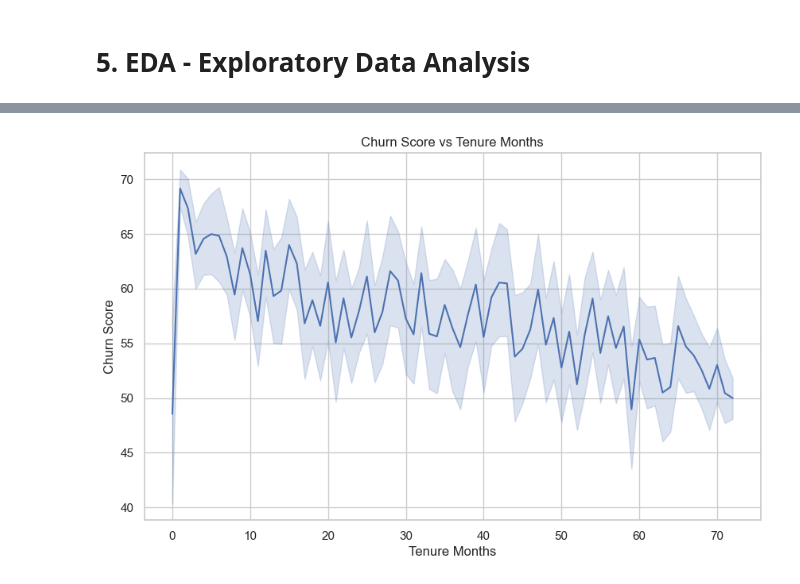
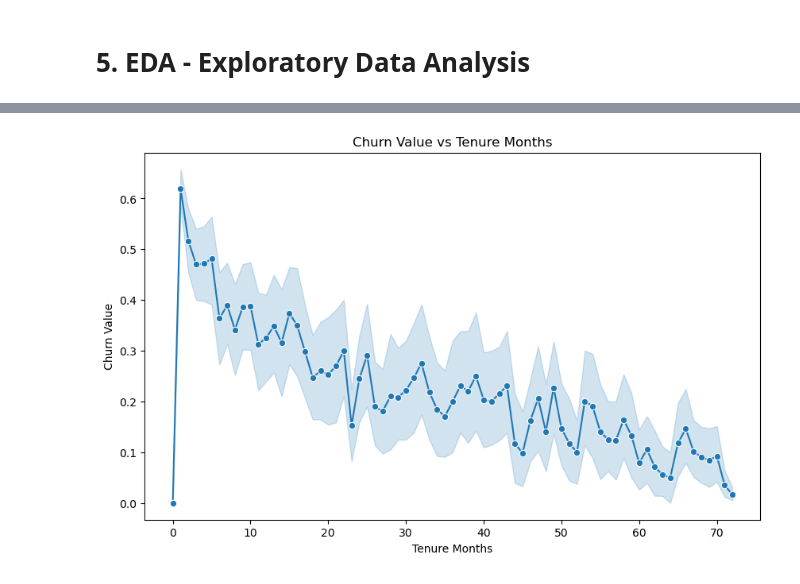
Before and after one commit to joycelee2025/1164049, a Jupyter notebook: data_preprocessing.ipynb, the cells around one changed output, grey strips where cells are left out. Saved outputs shown, nothing was run; the diff lists cells and outputs as text; code cells hidden in the pictures.

```diff
--- a/data_preprocessing.ipynb
+++ b/data_preprocessing.ipynb
@@ -153,3 +180,6 @@ df_missing.tail()
+# %%
+#transform "Total charges" to numerical
+df['Total Charges'] = pd.to_numeric(df['Total Charges'], errors='coerce')
 # %%
 #identify numerical columns and categorical columns
 numerical_cols = df.select_dtypes(include=[np.number]).columns
@@ -176,0 +210,7 @@ Numerical columns with missing values: []
+# %%
+#for Total Charges, fill missing values with 0 as tenure months is 0
+missing_before = df['Total Charges'].isnull().sum()
+df.loc[df['Tenure Months'] == 0 & df['Total Charges'].isnull(), 'Total Charges'] = 0
+missing_after = df['Total Charges'].isnull().sum()
+
+print(f"Missing values in 'Total Charges' before: {missing_before}, after: {missing_after}")
@@ -244,8 +289,3 @@ print(f"outliers count : {len(df) - len(df_cleaned)}")
 # %% [output]
 Cleaned dataset : (7043, 33)
 outliers count : 0
-# %%
-#probability plot for the 'Churn Score' feature - there was no outliers
-sns.set(style="whitegrid")
-plt.figure(figsize=(10, 6))
-stats.probplot(df[feature], plot=plt)
@@ -320,10 +343,10 @@ plt.show()
 # %%
-#line plot of 'Churn Score' vs 'Tenure Months'
+#line plot of 'Churn Value' vs 'Tenure Months'
 plt.figure(figsize=(10, 6))
-sns.lineplot(data=df, x='Tenure Months', y='Churn Score')
-plt.title('Churn Score vs Tenure Months')
+sns.lineplot(data=df, x='Tenure Months', y='Churn Value', marker='o')
+plt.title('Churn Value vs Tenure Months')
 plt.xlabel('Tenure Months')
-plt.ylabel('Churn Score')
+plt.ylabel('Churn Value')
 plt.show()
 # %% [output]
-[figure, old version]
+[figure, new version]
```
Also changed, not shown: parts of 37 cells of this notebook, 3 other files.
